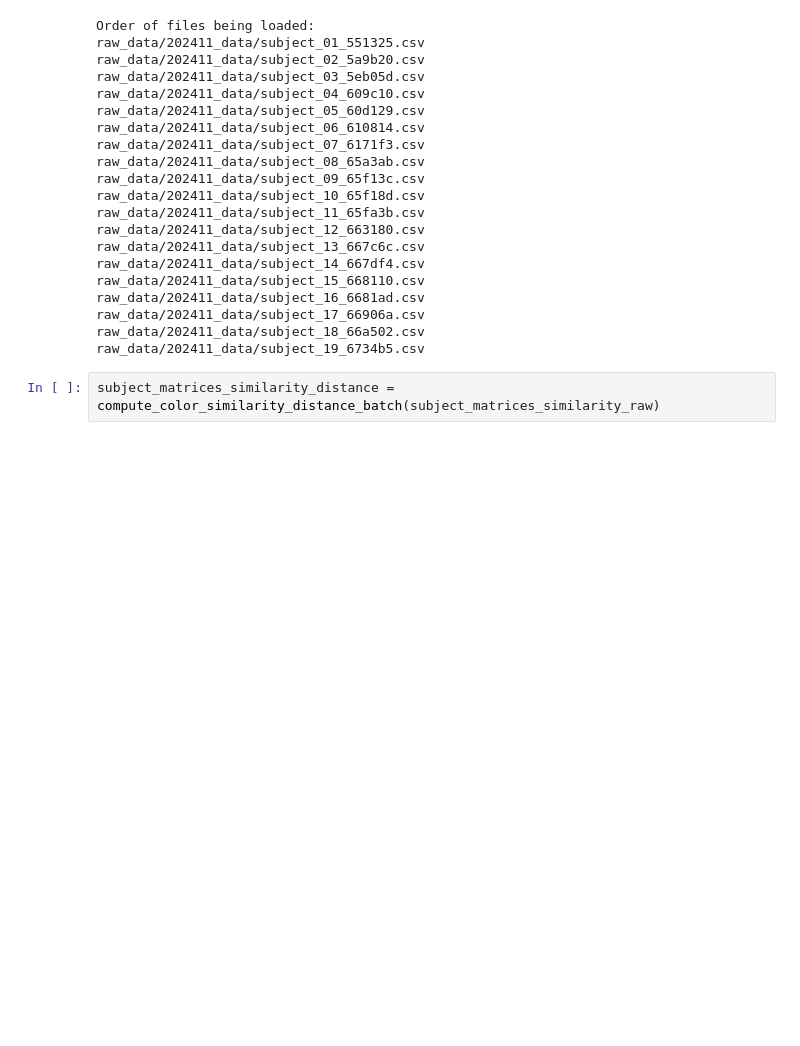
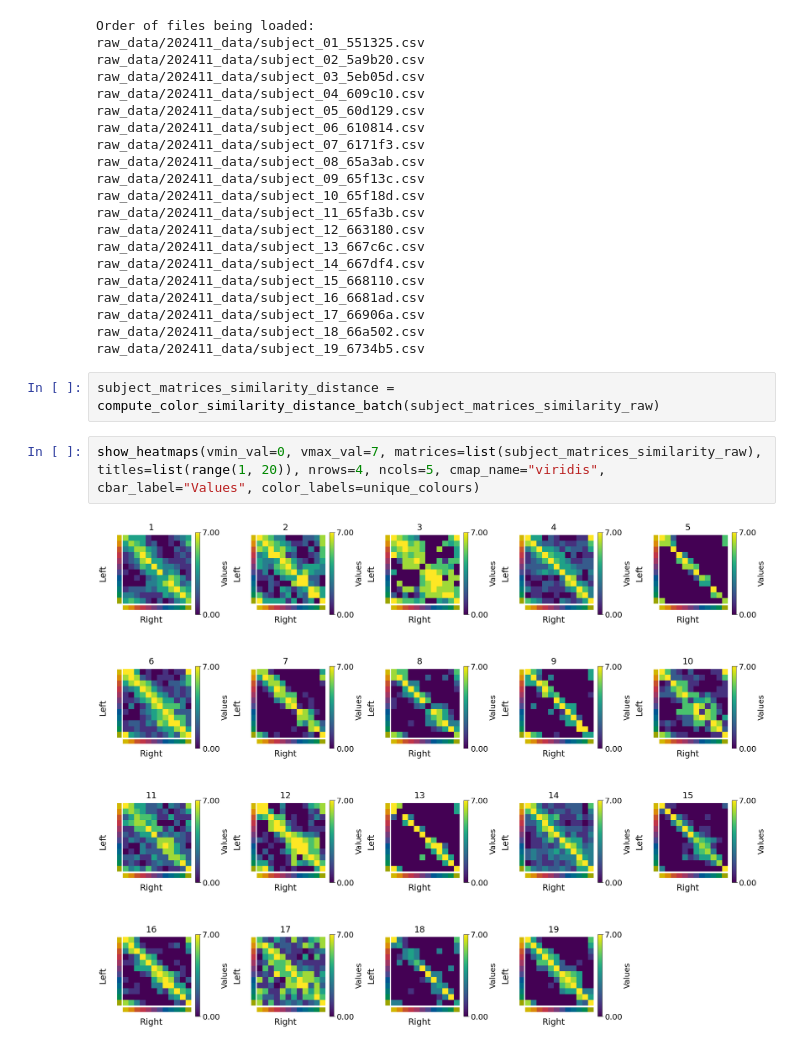
Before and after one commit to MtKana/preference_rating_GWOT, a Jupyter notebook: 20250429_similarity_distance_visualization_all_subject.ipynb, the cells around one changed output. Cells and saved outputs as stored; diff of their text form; blank space fills up the shorter version.

```diff
--- a/20250429_similarity_distance_visualization_all_subject.ipynb
+++ b/20250429_similarity_distance_visualization_all_subject.ipynb
@@ -32,3 +32,7 @@ raw_data/202411_data/subject_18_66a502.csv
 raw_data/202411_data/subject_19_6734b5.csv
 # %%
 subject_matrices_similarity_distance = compute_color_similarity_distance_batch(subject_matrices_similarity_raw)
+# %%
+show_heatmaps(vmin_val=0, vmax_val=7, matrices=list(subject_matrices_similarity_raw), titles=list(range(1, 20)), nrows=4, ncols=5, cmap_name="viridis", cbar_label="Values", color_labels=unique_colours)
+# %% [output]
+[figure, added]
```
Also changed, not shown: parts of 3 cells of this notebook, 19 other files.
